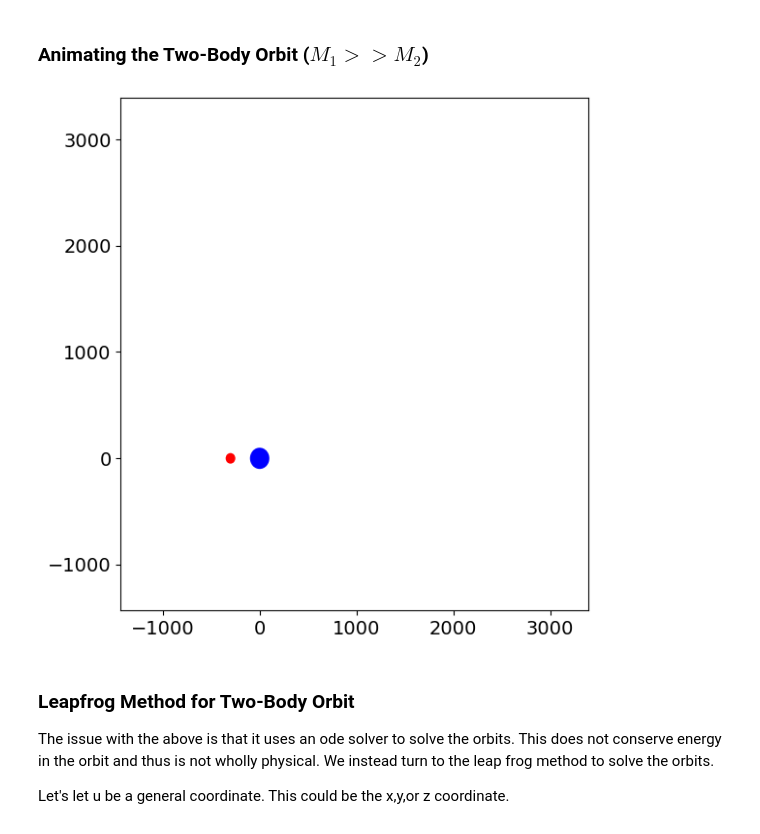
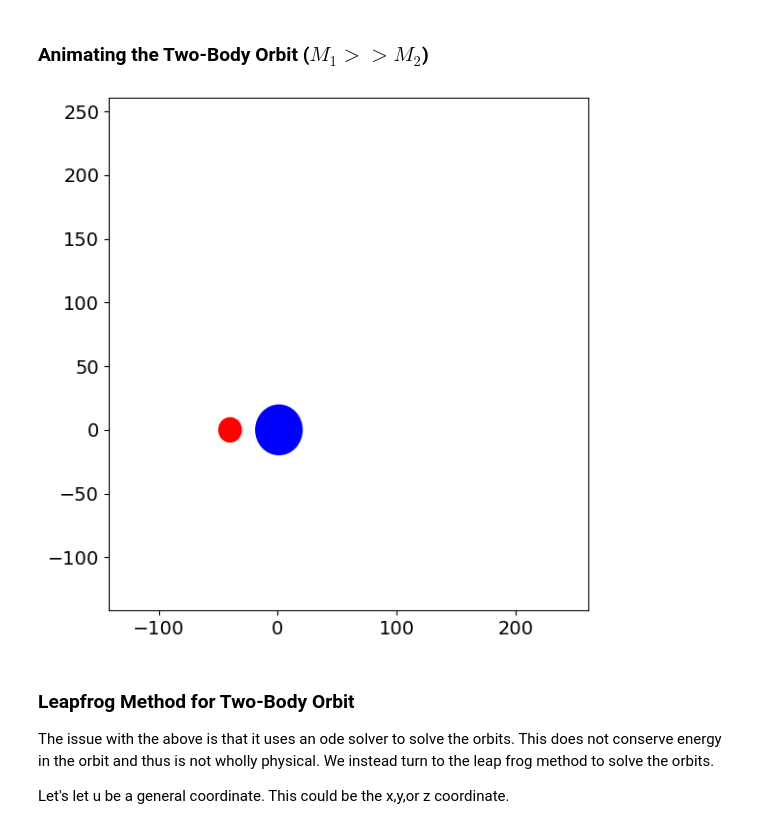
Before and after one commit to myers2004/5300_final, a Jupyter notebook: 5300_final.ipynb, the cells around one changed output. Cells and saved outputs as stored; diff of their text form; code cells hidden in the pictures.

```diff
--- a/5300_final.ipynb
+++ b/5300_final.ipynb
@@ -803,7 +810,7 @@ class CartesianOrbit():
     def dr_dt(self, t, r):
         """
         This function returns the right-hand side of the diffeq:
-        [dx1/dt dx2/dt ... d^2z1/dt^2  d^2z2/dt^2]
+        [dx_1/dt dx_2/dt ... d^2z_1/dt^2  d^2z_2/dt^2]
 
         Parameters
         ----------
@@ -869,3 +947,20 @@ o1 = CartesianOrbit(m1 = m1, m2 = m2, G = G)
+# %%
+y_vs_x_labels = (r'$x$', r'$y$')
+
+# Plotting time
+t_start = 0.
+t_end = 400.
+delta_t = 0.01
+
+t_pts = np.arange(t_start, t_end+delta_t, delta_t)
+
+# Choosing parameters
+m1 = 40.
+m2 = 1.
+G = 1000.
+
+# Instantiate an orbit
+o2 = CartesianOrbit(m1 = m1, m2 = m2, G = G)
 # %%
 # initial conditions specified
 x_1_0,x_dot_1_0 = 1., 0.
@@ -1104,9 +1119,9 @@ HTML(anim.to_jshtml())
 ### Animating the Two-Body Orbit ($M_1 >> M_2$)
 # %%
 # Choosing parameters
-m1 = 300.
+m1 = 40.
 m2 = 1.
-G = 5. * 10**4
+G = 1000.
 
 # initial conditions specified
 x_1_0,x_dot_1_0 = 1., 0.
@@ -1120,37 +1135,40 @@ z_dot_1_0 = 0.0
 z_2_0 = 0.0
 z_dot_2_0 = 0.0
 
 t_start = 0.
 t_end = 513.
 delta_t = 1.
 
 t_pts = np.arange(t_start, t_end+delta_t, delta_t)
 
 
 (x_1, x_2, y_1, y_2, z_1, z_2, x_dot_1, x_dot_2, y_dot_1,
  y_dot_2, z_dot_1, z_dot_2) = o2.solve_ode(t_pts, x_1_0, x_2_0, y_1_0, y_2_0, z_1_0, z_2_0,
                                                            x_dot_1_0, x_dot_2_0, y_dot_1_0, y_dot_2_0, z_dot_1_0,
                                                            z_dot_2_0)
 
 
 #make intial bodies
 x_1_0, y_1_0 = x_1[0], y_1[0]
 x_2_0, y_2_0 = x_2[0], y_2[0]
 
 fig = plt.figure(figsize=(6,6), num='Two-Body Orbit')
 ax = fig.add_subplot(1,1,1)
-gap = 500
+
+# Choosing plot limits to keep both masses on the plot
+#  for the full orbit, and keeping the plot square
+gap = 50
 ax.set_xlim(min(y_2)-gap, max(x_2)+gap)
 ax.set_ylim(min(y_2)-gap, max(x_2)+gap)
-mass_radius1 = 100
-mass_radius2 = 50
+mass_radius1 = 20
+mass_radius2 = 10
 circle1 = ax.add_patch(plt.Circle([x_1_0,y_1_0], mass_radius1,
                       fc='b', zorder=3))
 circle2 = ax.add_patch(plt.Circle([x_2_0,y_2_0], mass_radius2,
                       fc='r', zorder=3))
 fig.tight_layout()
 # %% [output]
-[figure, old version]
+[figure, new version]
 # %%
 %%capture
 
```
Also changed, not shown: parts of 26 cells of this notebook.
